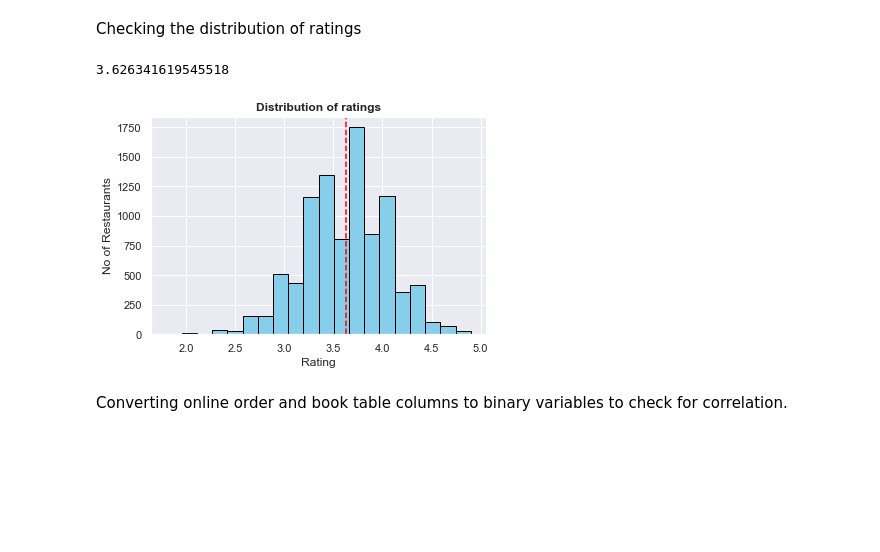
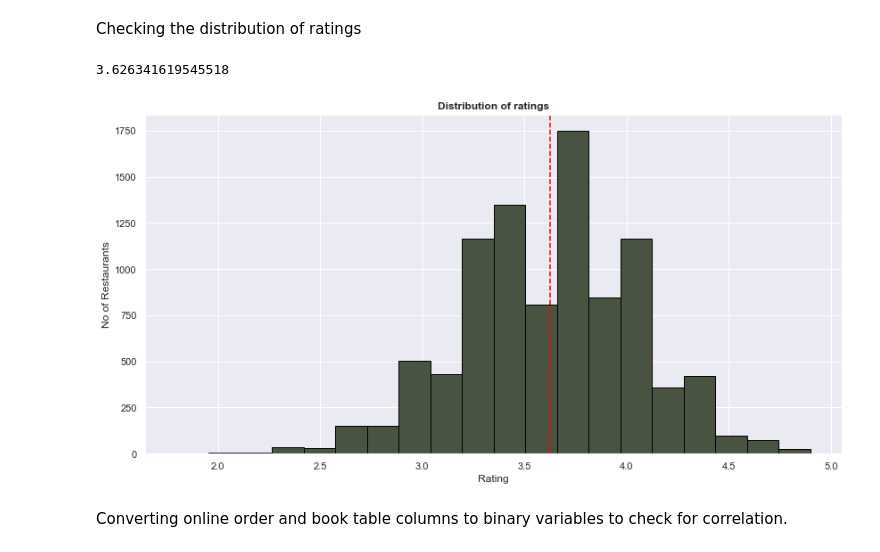
Before and after one commit to NagaSireeshaChinthala/Zomato_Restaurent_Recommendation, a Jupyter notebook: data_exploration.ipynb, the cells around one changed output. Cells and saved outputs as stored; diff of their text form; code cells hidden in the pictures; blank space fills up the shorter version.

```diff
--- a/data_exploration.ipynb
+++ b/data_exploration.ipynb
@@ -81,13 +83,13 @@ dtype: object
 # %% [markdown]
 Checking the distribution of ratings
 # %%
-plt.hist(data_df['rate'], color = 'skyblue', edgecolor = 'black',bins = int(100/5))
+plt.hist(data_df['rate'], color = '#485342', edgecolor = 'black',bins = int(100/5))
 plt.axvline(x = data_df['rate'].mean(),ls='--',color='red')
 plt.title('Distribution of ratings',weight='bold')
 plt.xlabel('Rating')
 plt.ylabel('No of Restaurants')
 print(data_df['rate'].mean())
 plt.show()
 # %% [output]
 3.626341619545518
-[figure, old version]
+[figure, new version]
```
Also changed, not shown: parts of 10 cells of this notebook, 2 other files.
